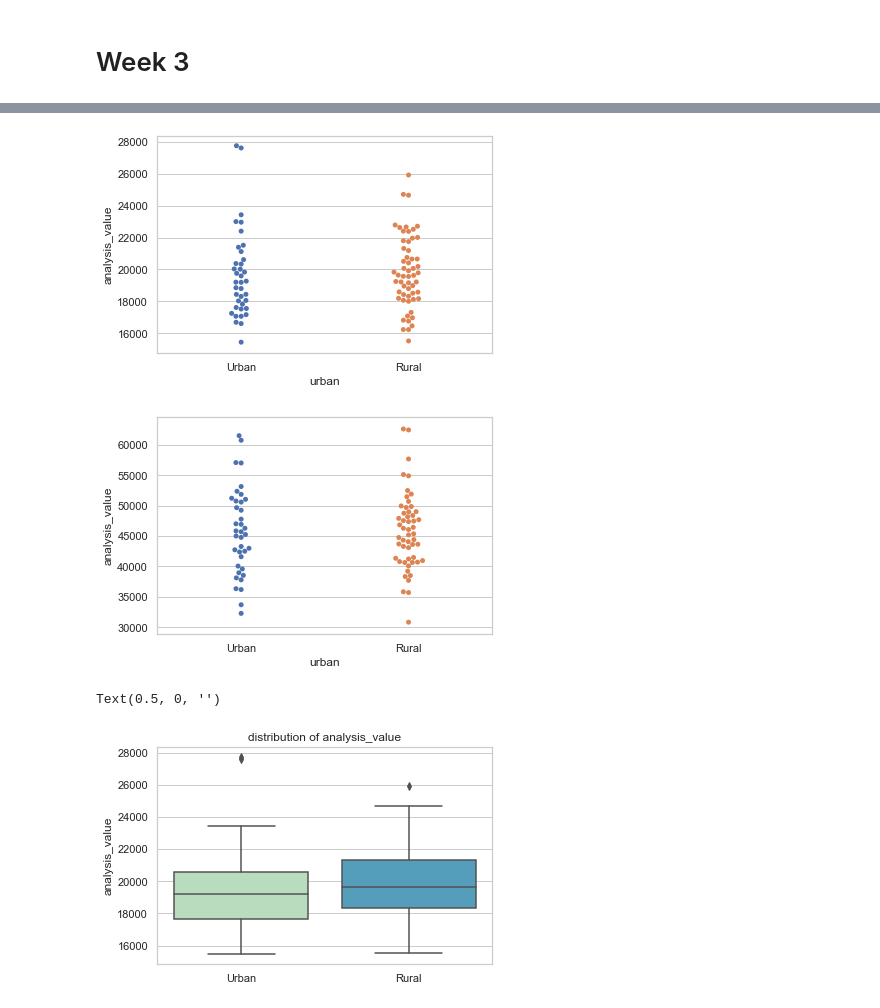
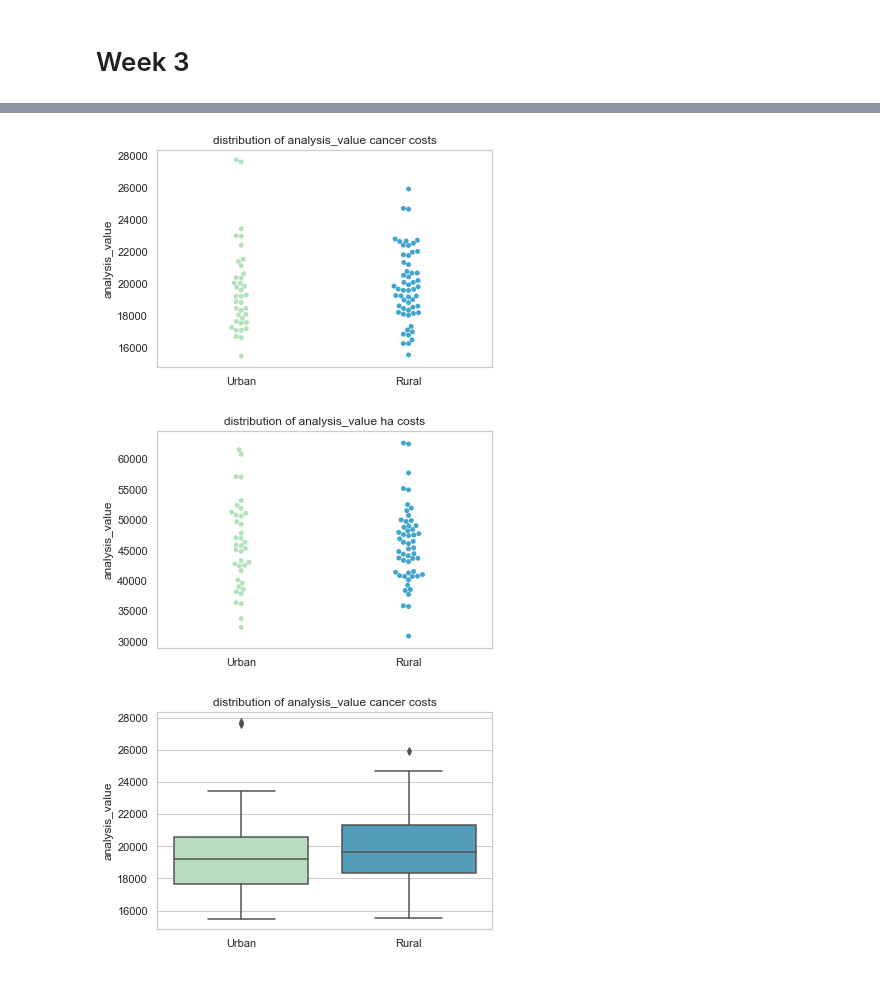
Before and after one commit to sara-ramirez/data-science-essentials-3, a Jupyter notebook: notebooks/session_assignments.ipynb, the cells around one changed output, grey strips where cells are left out. Cells and saved outputs as stored; diff of their text form; code cells hidden in the pictures.

```diff
--- a/notebooks/session_assignments.ipynb
+++ b/notebooks/session_assignments.ipynb
@@ -412,17 +337,22 @@ ha_costs_tn_urban        income_county_agg       income_df       income_dict
 # %%
-sns.swarmplot(x=cancer_costs_tn.urban, y=cancer_costs_tn.analysis_value);
+sns.swarmplot(x=cancer_costs_tn.urban, y=cancer_costs_tn.analysis_value, palette = 'GnBu')
+plt.grid(False)
+plt.title('distribution of analysis_value cancer costs')
+plt.xlabel('');
 # %% [output]
-[figure, old version]
+[figure, new version]
 # %%
-sns.swarmplot(x=ha_costs_tn.urban, y=ha_costs_tn.analysis_value);
+sns.swarmplot(x=ha_costs_tn.urban, y=ha_costs_tn.analysis_value, palette = 'GnBu')
+plt.grid(False)
+plt.title('distribution of analysis_value ha costs')
+plt.xlabel('');
 # %% [output]
-[figure, old version]
+[figure, new version]
 # %%
 sns.boxplot(y=cancer_costs_tn.analysis_value, x = cancer_costs_tn.urban, palette = "GnBu" )
-plt.title('distribution of analysis_value');
-plt.xlabel('')
+plt.title('distribution of analysis_value cancer costs')
+plt.xlabel('');
 # %% [output]
-Text(0.5, 0, '')
-[figure, old version]
+[figure, new version]
 # %%
 sns.boxplot(y=ha_costs_tn.analysis_value, x = ha_costs_tn.urban, palette = "GnBu")
```
Also changed, not shown: parts of 33 cells of this notebook, 8 other files.
